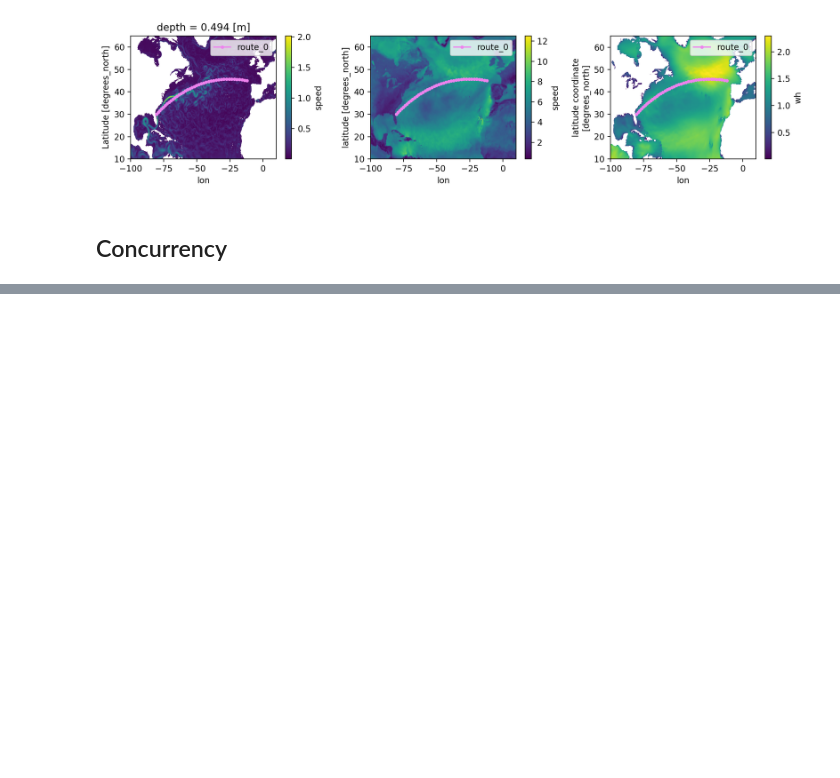
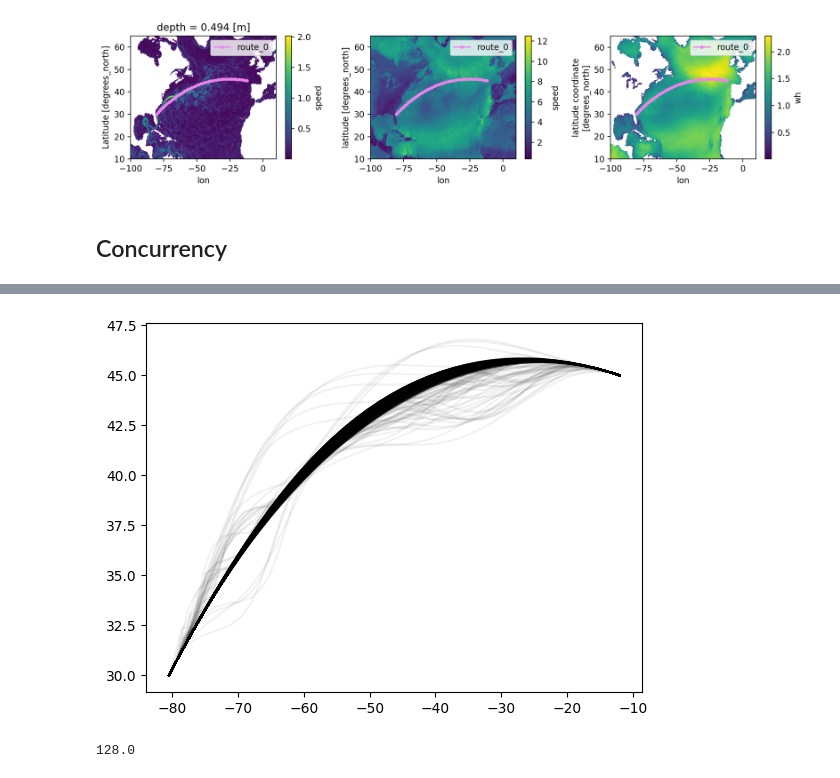
Before and after one commit to willirath/ship_routing, a Jupyter notebook: doc/examples/ship_routing_example_genetic_multiproc.ipynb, the cells around one changed output, grey strips where cells are left out. Saved outputs shown, nothing was run; the diff lists cells and outputs as text; code cells hidden in the pictures; blank space fills up the shorter version.

```diff
--- a/doc/examples/ship_routing_example_genetic_multiproc.ipynb
+++ b/doc/examples/ship_routing_example_genetic_multiproc.ipynb
@@ -321,0 +382,5 @@ plt.plot(*route_0.line_string.xy)
+# %%
+for p in population:
+    plt.plot(*p.route.line_string.xy, 'k-', alpha=0.05)
+# %% [output]
+[figure, added]
@@ -321,0 +389,4 @@ plt.plot(*route_0.line_string.xy)
+# %%
+len(population) / 16
+# %% [output]
+128.0
```
Also changed, not shown: parts of 29 cells of this notebook.
